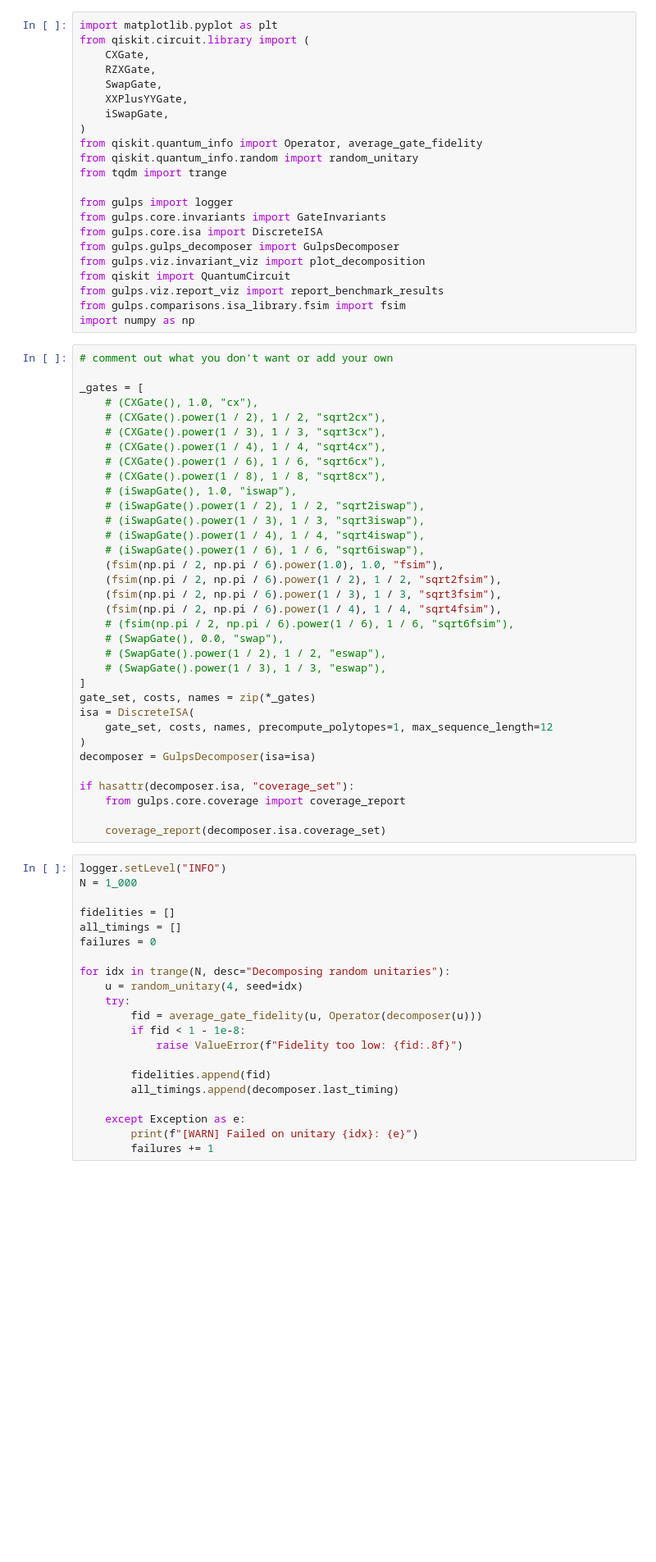
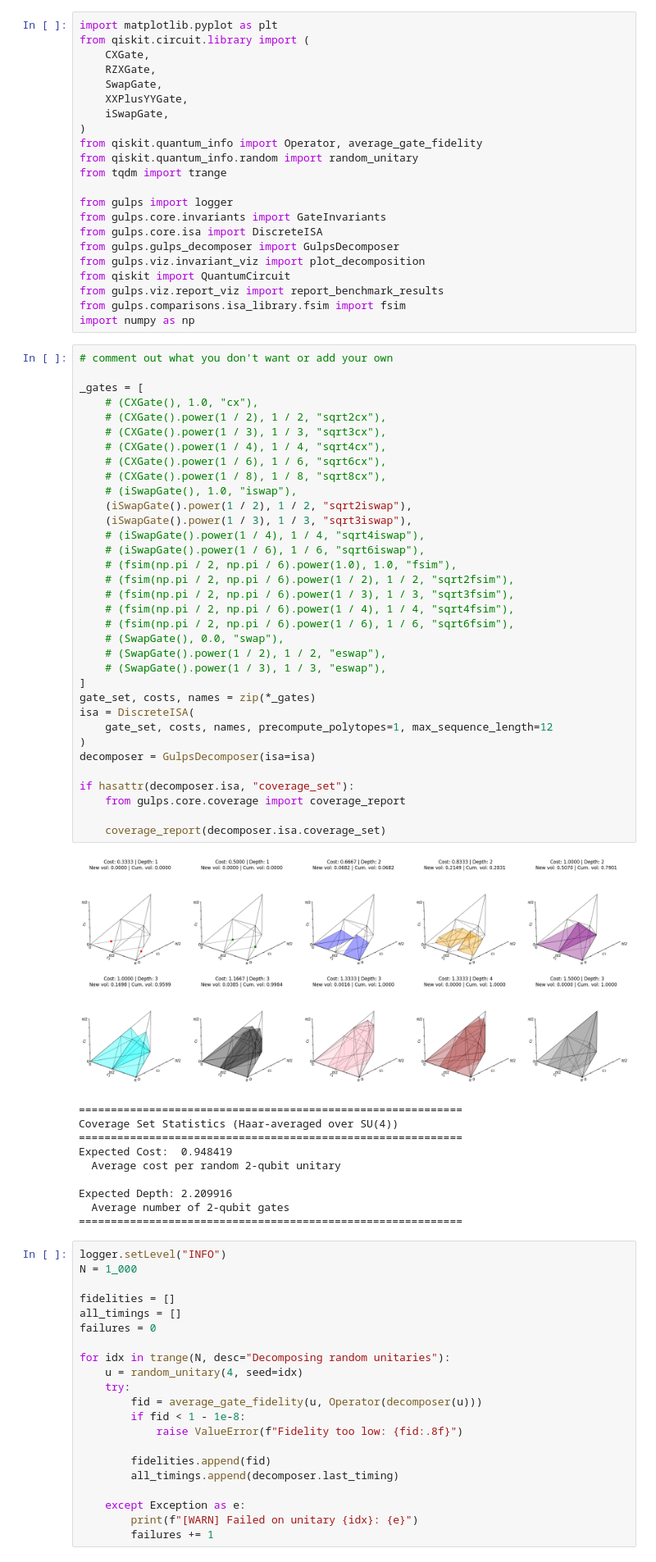
Before and after one commit to evmckinney9/gulps, a Jupyter notebook: src/notebooks/dev/dev_main.ipynb, the cells around one changed output. Shown at 82% size. Drawn from its saved outputs; the diff is of its cells as text; blank space fills up the shorter version.

```diff
--- a/src/notebooks/dev/dev_main.ipynb
+++ b/src/notebooks/dev/dev_main.ipynb
@@ -23,37 +23,48 @@ import numpy as np
 # %%
 # comment out what you don't want or add your own
 
 _gates = [
     # (CXGate(), 1.0, "cx"),
     # (CXGate().power(1 / 2), 1 / 2, "sqrt2cx"),
     # (CXGate().power(1 / 3), 1 / 3, "sqrt3cx"),
     # (CXGate().power(1 / 4), 1 / 4, "sqrt4cx"),
     # (CXGate().power(1 / 6), 1 / 6, "sqrt6cx"),
     # (CXGate().power(1 / 8), 1 / 8, "sqrt8cx"),
     # (iSwapGate(), 1.0, "iswap"),
-    # (iSwapGate().power(1 / 2), 1 / 2, "sqrt2iswap"),
-    # (iSwapGate().power(1 / 3), 1 / 3, "sqrt3iswap"),
+    (iSwapGate().power(1 / 2), 1 / 2, "sqrt2iswap"),
+    (iSwapGate().power(1 / 3), 1 / 3, "sqrt3iswap"),
     # (iSwapGate().power(1 / 4), 1 / 4, "sqrt4iswap"),
     # (iSwapGate().power(1 / 6), 1 / 6, "sqrt6iswap"),
-    (fsim(np.pi / 2, np.pi / 6).power(1.0), 1.0, "fsim"),
-    (fsim(np.pi / 2, np.pi / 6).power(1 / 2), 1 / 2, "sqrt2fsim"),
-    (fsim(np.pi / 2, np.pi / 6).power(1 / 3), 1 / 3, "sqrt3fsim"),
-    (fsim(np.pi / 2, np.pi / 6).power(1 / 4), 1 / 4, "sqrt4fsim"),
+    # (fsim(np.pi / 2, np.pi / 6).power(1.0), 1.0, "fsim"),
+    # (fsim(np.pi / 2, np.pi / 6).power(1 / 2), 1 / 2, "sqrt2fsim"),
+    # (fsim(np.pi / 2, np.pi / 6).power(1 / 3), 1 / 3, "sqrt3fsim"),
+    # (fsim(np.pi / 2, np.pi / 6).power(1 / 4), 1 / 4, "sqrt4fsim"),
     # (fsim(np.pi / 2, np.pi / 6).power(1 / 6), 1 / 6, "sqrt6fsim"),
     # (SwapGate(), 0.0, "swap"),
     # (SwapGate().power(1 / 2), 1 / 2, "eswap"),
     # (SwapGate().power(1 / 3), 1 / 3, "eswap"),
 ]
 gate_set, costs, names = zip(*_gates)
 isa = DiscreteISA(
     gate_set, costs, names, precompute_polytopes=1, max_sequence_length=12
 )
 decomposer = GulpsDecomposer(isa=isa)
 
 if hasattr(decomposer.isa, "coverage_set"):
     from gulps.core.coverage import coverage_report
 
     coverage_report(decomposer.isa.coverage_set)
+# %% [output]
+[figure, added]
+============================================================
+Coverage Set Statistics (Haar-averaged over SU(4))
+============================================================
+Expected Cost:  0.948419
+  Average cost per random 2-qubit unitary
+
+Expected Depth: 2.209916
+  Average number of 2-qubit gates
+============================================================
 # %%
 logger.setLevel("INFO")
 N = 1_000
```
Also changed, not shown: parts of 2 cells of this notebook, 3 other files.
